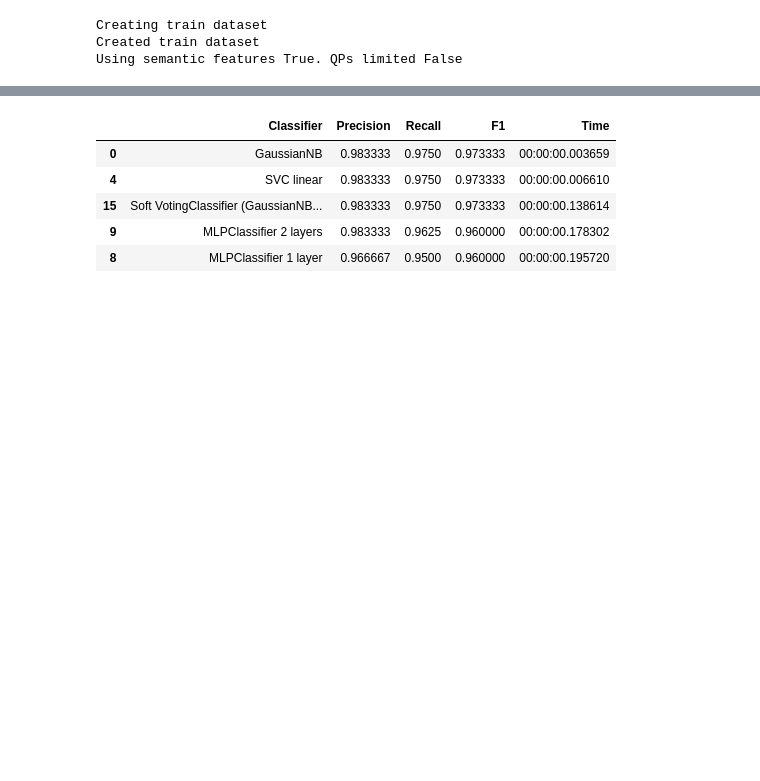
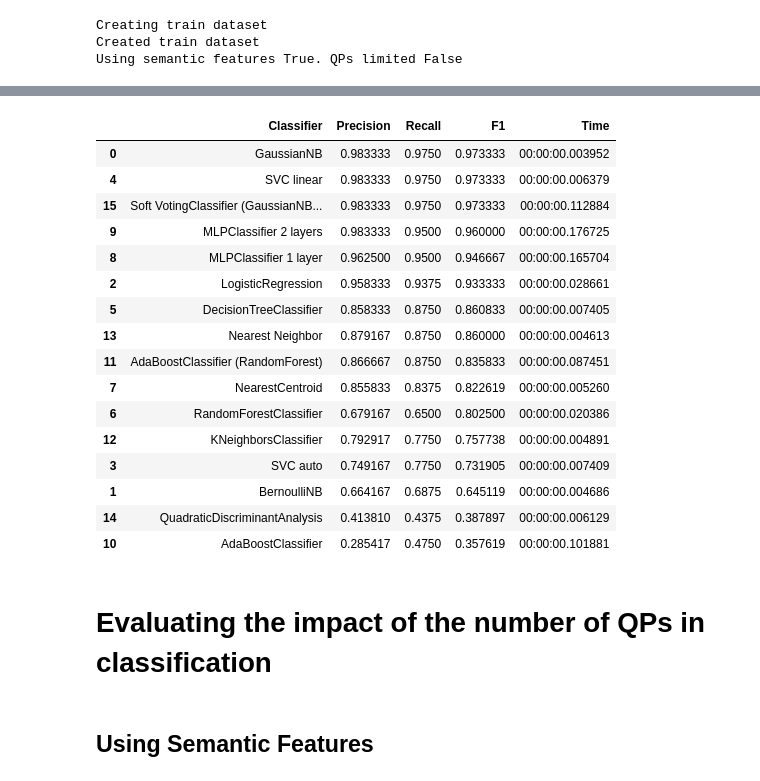
Before and after one commit to CaioViktor/CONQUEST_medibot_experiments, a Jupyter notebook: experiments_classifier.ipynb, the cells around one changed output, grey strips where cells are left out. Drawn from its saved outputs; the diff is of its cells as text; code cells hidden in the pictures; blank space fills up the shorter version.

```diff
--- a/experiments_classifier.ipynb
+++ b/experiments_classifier.ipynb
@@ -323,13 +627,28 @@ Recall = 0.975
 F-1 Score = 0.9733333333333334
 # %%
 evaluations = pd.DataFrame(results,columns=['Classifier','Precision','Recall','F1','Time'])
-top_5 = evaluations.sort_values(['F1','Time'],ascending=[False,True]).head(5)
-top_5.to_csv("top5_evaluations_semantic.csv", encoding='utf-8', index=False)
-top_5
+top = evaluations.sort_values(['F1','Time'],ascending=[False,True])
+top.to_csv("evaluations_semantic.csv", encoding='utf-8', index=False)
+top
 # %% [output]
 |  | Classifier | Precision | Recall | F1 | Time |
-| 0 | GaussianNB | 0.983333 | 0.9750 | 0.973333 | 00:00:00.003659 |
-| 4 | SVC linear | 0.983333 | 0.9750 | 0.973333 | 00:00:00.006610 |
-| 15 | Soft VotingClassifier (GaussianNB... | 0.983333 | 0.9750 | 0.973333 | 00:00:00.138614 |
-| 9 | MLPClassifier 2 layers | 0.983333 | 0.9625 | 0.960000 | 00:00:00.178302 |
-| 8 | MLPClassifier 1 layer | 0.966667 | 0.9500 | 0.960000 | 00:00:00.195720 |
+| 0 | GaussianNB | 0.983333 | 0.9750 | 0.973333 | 00:00:00.003952 |
+| 4 | SVC linear | 0.983333 | 0.9750 | 0.973333 | 00:00:00.006379 |
+| 15 | Soft VotingClassifier (GaussianNB... | 0.983333 | 0.9750 | 0.973333 | 00:00:00.112884 |
+| 9 | MLPClassifier 2 layers | 0.983333 | 0.9500 | 0.960000 | 00:00:00.176725 |
+| 8 | MLPClassifier 1 layer | 0.962500 | 0.9500 | 0.946667 | 00:00:00.165704 |
+| 2 | LogisticRegression | 0.958333 | 0.9375 | 0.933333 | 00:00:00.028661 |
+| 5 | DecisionTreeClassifier | 0.858333 | 0.8750 | 0.860833 | 00:00:00.007405 |
+| 13 | Nearest Neighbor | 0.879167 | 0.8750 | 0.860000 | 00:00:00.004613 |
+| 11 | AdaBoostClassifier (RandomForest) | 0.866667 | 0.8750 | 0.835833 | 00:00:00.087451 |
+| 7 | NearestCentroid | 0.855833 | 0.8375 | 0.822619 | 00:00:00.005260 |
+| 6 | RandomForestClassifier | 0.679167 | 0.6500 | 0.802500 | 00:00:00.020386 |
+| 12 | KNeighborsClassifier | 0.792917 | 0.7750 | 0.757738 | 00:00:00.004891 |
+| 3 | SVC auto | 0.749167 | 0.7750 | 0.731905 | 00:00:00.007409 |
+| 1 | BernoulliNB | 0.664167 | 0.6875 | 0.645119 | 00:00:00.004686 |
+| 14 | QuadraticDiscriminantAnalysis | 0.413810 | 0.4375 | 0.387897 | 00:00:00.006129 |
+| 10 | AdaBoostClassifier | 0.285417 | 0.4750 | 0.357619 | 00:00:00.101881 |
+# %% [markdown]
+# Evaluating the impact of the number of QPs in classification
+# %% [markdown]
+## Using Semantic Features
```
Also changed, not shown: parts of 48 cells of this notebook, 6 other files.
